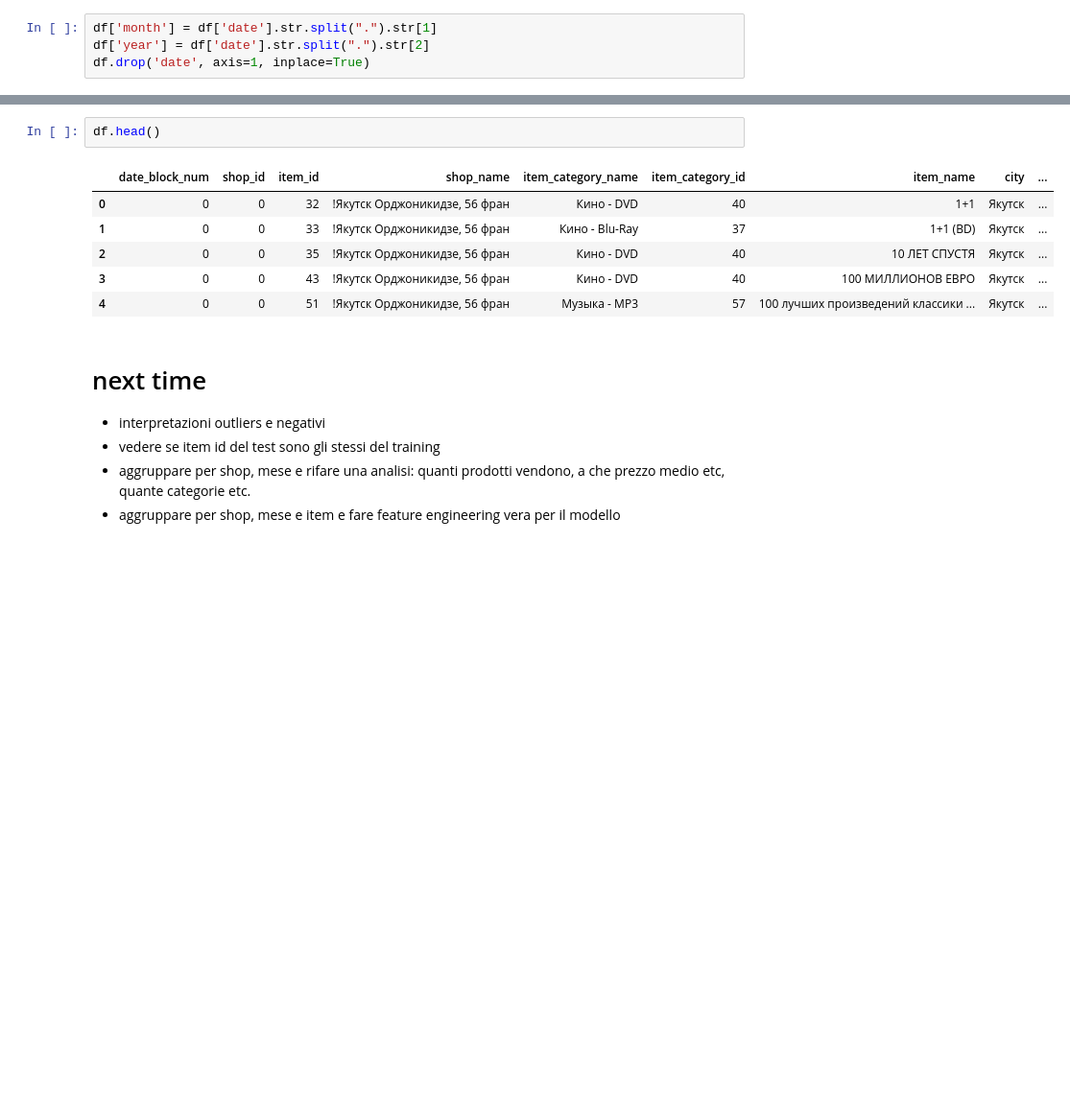
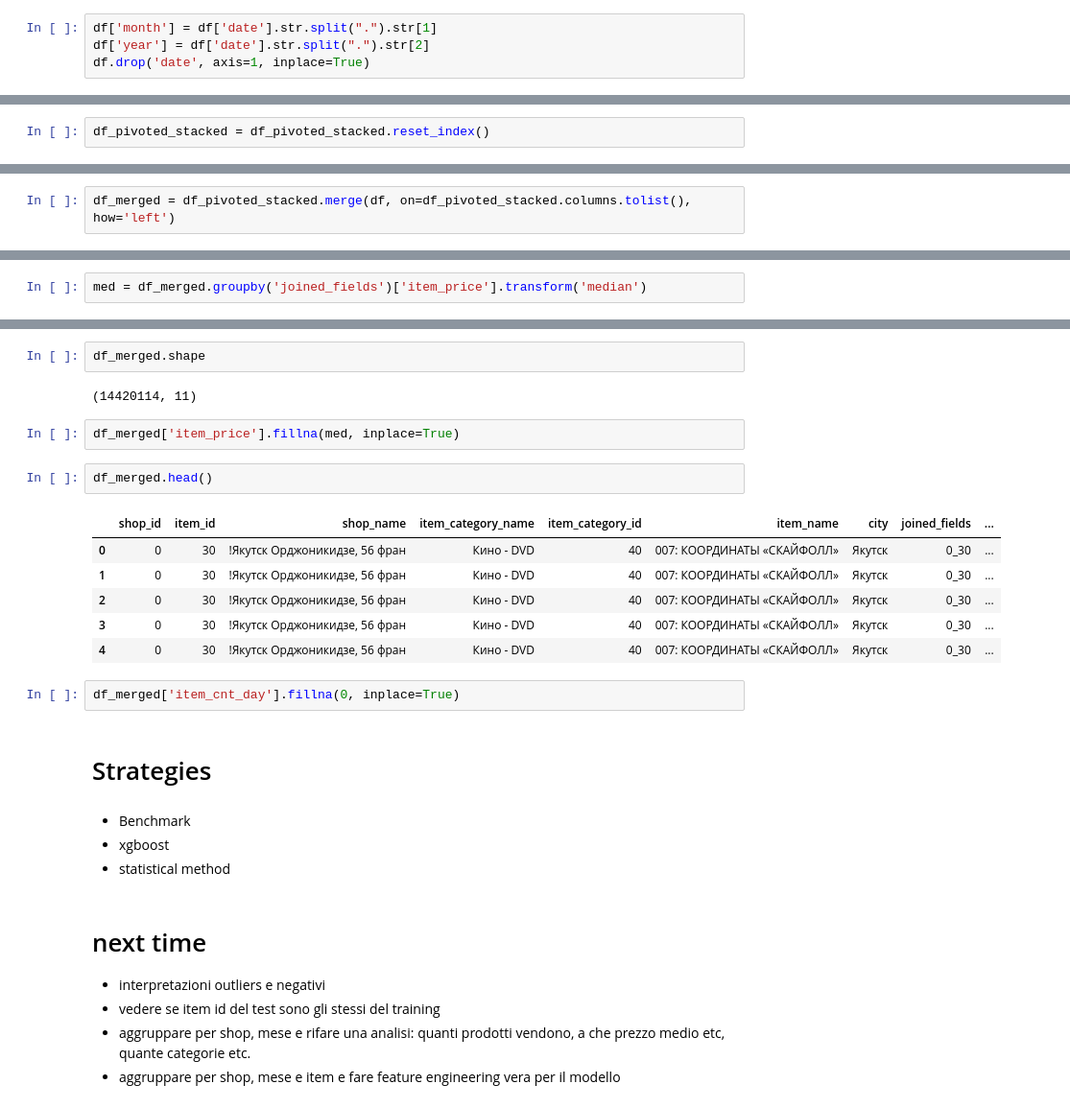
Before and after one commit to AlessandroBiagi/DataScienceProjects, a Jupyter notebook: Future_Sales/Predict_Future_Sales.ipynb, the cells around one changed output, grey strips where cells are left out. Shown at 96% size. Drawn from its saved outputs; the diff is of its cells as text; blank space fills up the shorter version.

```diff
--- a/Future_Sales/Predict_Future_Sales.ipynb
+++ b/Future_Sales/Predict_Future_Sales.ipynb
@@ -354,0 +368,2 @@ df = df.groupby([x for x in df.columns.tolist() if x not in cols_to_exclude], as
+# %%
+df_pivoted_stacked = df_pivoted_stacked.reset_index()
@@ -354,0 +384,2 @@ df = df.groupby([x for x in df.columns.tolist() if x not in cols_to_exclude], as
+# %%
+df_merged = df_pivoted_stacked.merge(df, on=df_pivoted_stacked.columns.tolist(), how='left')
@@ -354,0 +400,2 @@ df = df.groupby([x for x in df.columns.tolist() if x not in cols_to_exclude], as
+# %%
+med = df_merged.groupby('joined_fields')['item_price'].transform('median')
@@ -355,12 +417,26 @@ df = df.groupby([x for x in df.columns.tolist() if x not in cols_to_exclude], as
+# %%
+df_merged.shape
+# %% [output]
+(14420114, 11)
+# %%
+df_merged['item_price'].fillna(med, inplace=True)
 # %%
-df.head()
+df_merged.head()
 # %% [output]
-|  | date_block_num | shop_id | item_id | shop_name | item_category_name | item_category_id | item_name | city | ... |
-| 0 | 0 | 0 | 32 | !Якутск Орджоникидзе, 56 фран | Кино - DVD | 40 | 1+1 | Якутск | ... |
-| 1 | 0 | 0 | 33 | !Якутск Орджоникидзе, 56 фран | Кино - Blu-Ray | 37 | 1+1 (BD) | Якутск | ... |
-| 2 | 0 | 0 | 35 | !Якутск Орджоникидзе, 56 фран | Кино - DVD | 40 | 10 ЛЕТ СПУСТЯ | Якутск | ... |
-| 3 | 0 | 0 | 43 | !Якутск Орджоникидзе, 56 фран | Кино - DVD | 40 | 100 МИЛЛИОНОВ ЕВРО | Якутск | ... |
-| 4 | 0 | 0 | 51 | !Якутск Орджоникидзе, 56 фран | Музыка - MP3 | 57 | 100 лучших произведений классики ... | Якутск | ... |
+|  | shop_id | item_id | shop_name | item_category_name | item_category_id | item_name | city | joined_fields | ... |
+| 0 | 0 | 30 | !Якутск Орджоникидзе, 56 фран | Кино - DVD | 40 | 007: КООРДИНАТЫ «СКАЙФОЛЛ» | Якутск | 0_30 | ... |
+| 1 | 0 | 30 | !Якутск Орджоникидзе, 56 фран | Кино - DVD | 40 | 007: КООРДИНАТЫ «СКАЙФОЛЛ» | Якутск | 0_30 | ... |
+| 2 | 0 | 30 | !Якутск Орджоникидзе, 56 фран | Кино - DVD | 40 | 007: КООРДИНАТЫ «СКАЙФОЛЛ» | Якутск | 0_30 | ... |
+| 3 | 0 | 30 | !Якутск Орджоникидзе, 56 фран | Кино - DVD | 40 | 007: КООРДИНАТЫ «СКАЙФОЛЛ» | Якутск | 0_30 | ... |
+| 4 | 0 | 30 | !Якутск Орджоникидзе, 56 фран | Кино - DVD | 40 | 007: КООРДИНАТЫ «СКАЙФОЛЛ» | Якутск | 0_30 | ... |
+# %%
+df_merged['item_cnt_day'].fillna(0, inplace=True)
+# %% [markdown]
+# Strategies
+# %% [markdown]
+- Benchmark
+- xgboost
+- statistical method
 # %% [markdown]
 # next time
 - interpretazioni outliers e negativi
```
Also changed, not shown: parts of 15 cells of this notebook, 3 other files.
